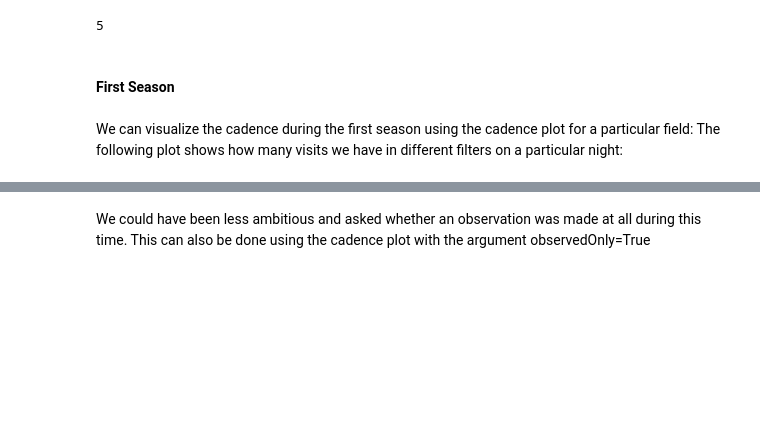
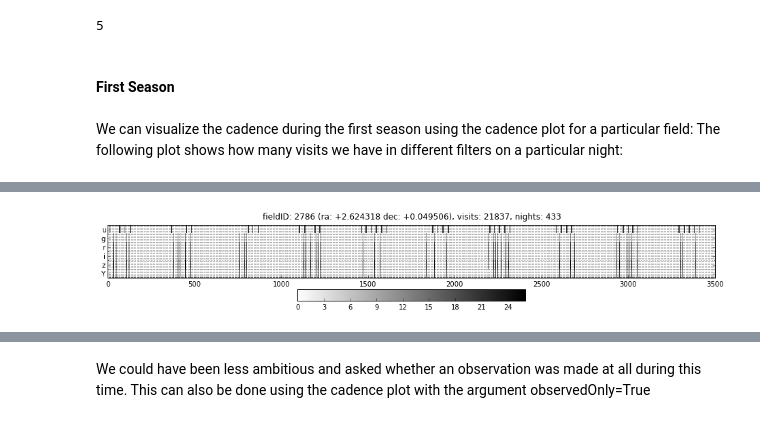
Before and after one commit to LSSTDESC/OpSimSummary, a Jupyter notebook: example/ExploringOpSimOutputs_new.ipynb, the cells around one changed output, grey strips where cells are left out. Cells and saved outputs as stored; diff of their text form; code cells hidden in the pictures; blank space fills up the shorter version.

Commit message:
Added number of visits and number of nights to text header

```diff
--- a/example/ExploringOpSimOutputs_new.ipynb
+++ b/example/ExploringOpSimOutputs_new.ipynb
@@ -103,4 +102,6 @@ ValueError: Unknown format code 'd' for object of type 'float'
 # %%
-fig_firstSeason_1, firstSeasonCadence_1 = EnigmaDeepSummary.cadence_plot(fieldList[1], observedOnly=False, sql_query='night < 366')
+fig_firstSeason_1, firstSeasonCadence_1 = EnigmaDeepSummary.cadence_plot(fieldList[1], observedOnly=False, sql_query='night < 3500', nightMax=3500)
+# %% [output]
+[figure, added]
 # %%
 fig_firstSeason_2, firstSeasonCadence_2 = EnigmaDeepSummary.cadence_plot(fieldList[2], observedOnly=False, sql_query='night < 366')
```
Also changed, not shown: parts of 10 cells of this notebook, 1 other file.
